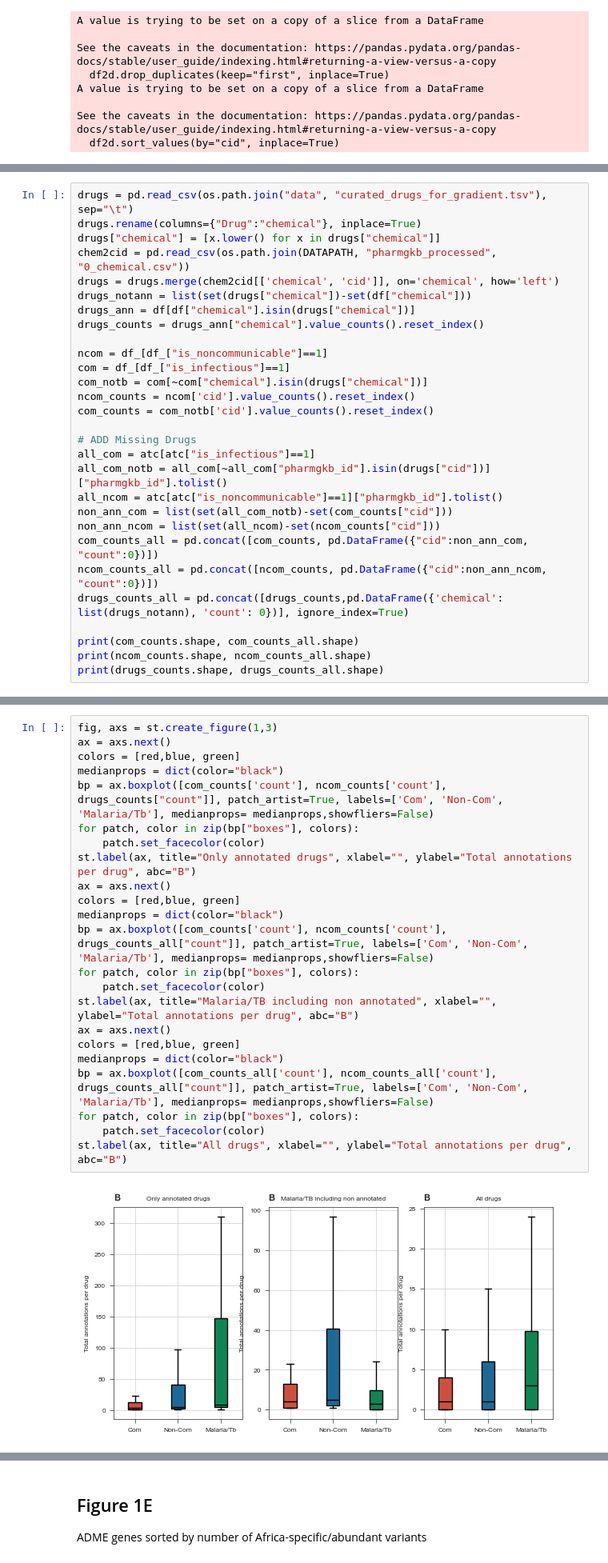
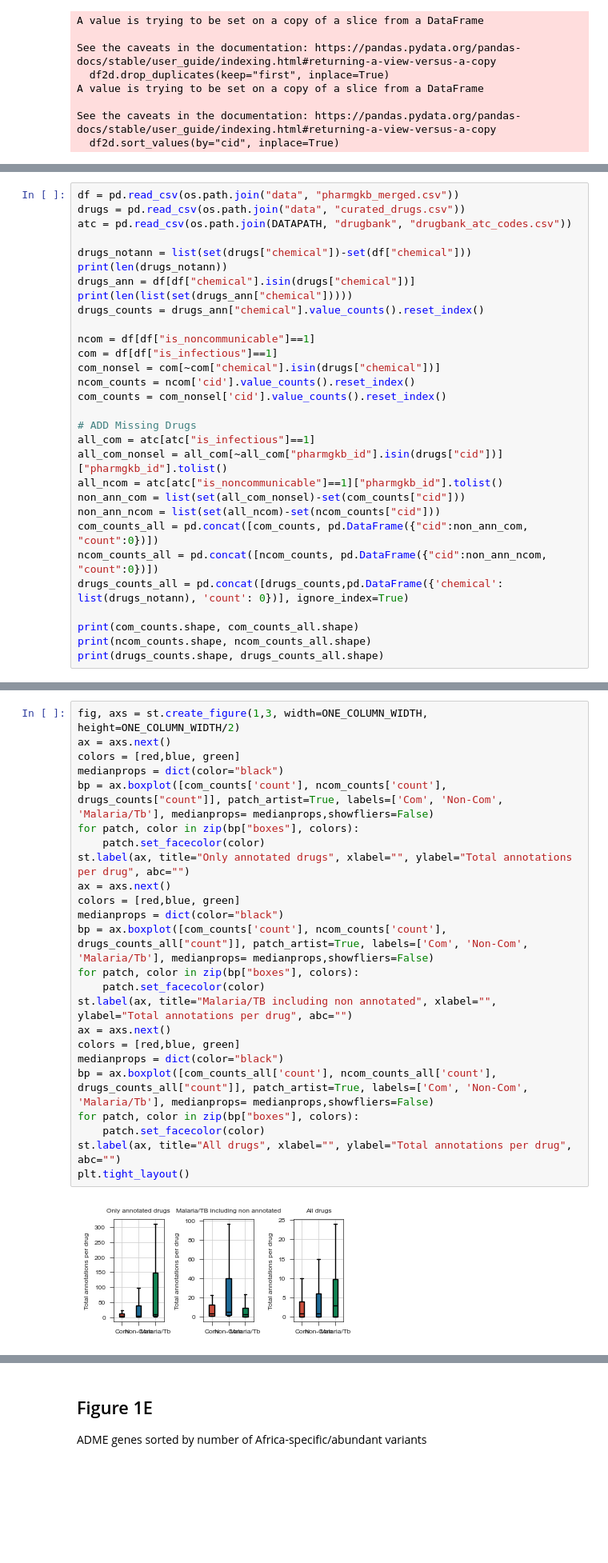
Before and after one commit to ersilia-os/pharmacogx-embeddings, a Jupyter notebook: paper/figure1.ipynb, the cells around one changed output, grey strips where cells are left out. Shown at 80% size. Drawn from its saved outputs; the diff is of its cells as text; blank space fills up the shorter version.

Commit message:
data prep for figures

```diff
--- a/paper/figure1.ipynb
+++ b/paper/figure1.ipynb
@@ -71,24 +126,25 @@ drugs = drugs.merge(chem2cid[['chemical', 'cid']], on='chemical', how='left')
 # %%
-drugs = pd.read_csv(os.path.join("data", "curated_drugs_for_gradient.tsv"), sep="\t")
-drugs.rename(columns={"Drug":"chemical"}, inplace=True)
-drugs["chemical"] = [x.lower() for x in drugs["chemical"]]
-chem2cid = pd.read_csv(os.path.join(DATAPATH, "pharmgkb_processed", "0_chemical.csv"))
-drugs = drugs.merge(chem2cid[['chemical', 'cid']], on='chemical', how='left')
+df = pd.read_csv(os.path.join("data", "pharmgkb_merged.csv"))
+drugs = pd.read_csv(os.path.join("data", "curated_drugs.csv"))
+atc = pd.read_csv(os.path.join(DATAPATH, "drugbank", "drugbank_atc_codes.csv"))
+
 drugs_notann = list(set(drugs["chemical"])-set(df["chemical"]))
+print(len(drugs_notann))
 drugs_ann = df[df["chemical"].isin(drugs["chemical"])]
+print(len(list(set(drugs_ann["chemical"]))))
 drugs_counts = drugs_ann["chemical"].value_counts().reset_index()
 
-ncom = df_[df_["is_noncommunicable"]==1]
-com = df_[df_["is_infectious"]==1]
-com_notb = com[~com["chemical"].isin(drugs["chemical"])]
+ncom = df[df["is_noncommunicable"]==1]
+com = df[df["is_infectious"]==1]
+com_nonsel = com[~com["chemical"].isin(drugs["chemical"])]
 ncom_counts = ncom['cid'].value_counts().reset_index()
-com_counts = com_notb['cid'].value_counts().reset_index()
+com_counts = com_nonsel['cid'].value_counts().reset_index()
 
 # ADD Missing Drugs
 all_com = atc[atc["is_infectious"]==1]
-all_com_notb = all_com[~all_com["pharmgkb_id"].isin(drugs["cid"])]["pharmgkb_id"].tolist()
+all_com_nonsel = all_com[~all_com["pharmgkb_id"].isin(drugs["cid"])]["pharmgkb_id"].tolist()
 all_ncom = atc[atc["is_noncommunicable"]==1]["pharmgkb_id"].tolist()
-non_ann_com = list(set(all_com_notb)-set(com_counts["cid"]))
+non_ann_com = list(set(all_com_nonsel)-set(com_counts["cid"]))
 non_ann_ncom = list(set(all_ncom)-set(ncom_counts["cid"]))
 com_counts_all = pd.concat([com_counts, pd.DataFrame({"cid":non_ann_com, "count":0})])
 ncom_counts_all = pd.concat([ncom_counts, pd.DataFrame({"cid":non_ann_ncom, "count":0})])
@@ -123,28 +183,29 @@ st.label(ax, title="", xlabel="", ylabel="", abc="A")
 # %%
-fig, axs = st.create_figure(1,3)
+fig, axs = st.create_figure(1,3, width=ONE_COLUMN_WIDTH, height=ONE_COLUMN_WIDTH/2)
 ax = axs.next()
 colors = [red,blue, green]
 medianprops = dict(color="black")
 bp = ax.boxplot([com_counts['count'], ncom_counts['count'], drugs_counts["count"]], patch_artist=True, labels=['Com', 'Non-Com', 'Malaria/Tb'], medianprops= medianprops,showfliers=False)
 for patch, color in zip(bp["boxes"], colors):
     patch.set_facecolor(color)
-st.label(ax, title="Only annotated drugs", xlabel="", ylabel="Total annotations per drug", abc="B")
+st.label(ax, title="Only annotated drugs", xlabel="", ylabel="Total annotations per drug", abc="")
 ax = axs.next()
 colors = [red,blue, green]
 medianprops = dict(color="black")
 bp = ax.boxplot([com_counts['count'], ncom_counts['count'], drugs_counts_all["count"]], patch_artist=True, labels=['Com', 'Non-Com', 'Malaria/Tb'], medianprops= medianprops,showfliers=False)
 for patch, color in zip(bp["boxes"], colors):
     patch.set_facecolor(color)
-st.label(ax, title="Malaria/TB including non annotated", xlabel="", ylabel="Total annotations per drug", abc="B")
+st.label(ax, title="Malaria/TB including non annotated", xlabel="", ylabel="Total annotations per drug", abc="")
 ax = axs.next()
 colors = [red,blue, green]
 medianprops = dict(color="black")
 bp = ax.boxplot([com_counts_all['count'], ncom_counts_all['count'], drugs_counts_all["count"]], patch_artist=True, labels=['Com', 'Non-Com', 'Malaria/Tb'], medianprops= medianprops,showfliers=False)
 for patch, color in zip(bp["boxes"], colors):
     patch.set_facecolor(color)
-st.label(ax, title="All drugs", xlabel="", ylabel="Total annotations per drug", abc="B")
+st.label(ax, title="All drugs", xlabel="", ylabel="Total annotations per drug", abc="")
+plt.tight_layout()
 # %% [output]
-[figure, old version]
+[figure, new version]
 # %%
 def cum_df_nozeroes(df, cid_col):
     bins = [0, 10, 100, 200, 500, 1000, 3500]
```
Also changed, not shown: parts of 22 cells of this notebook, 6 other files.
